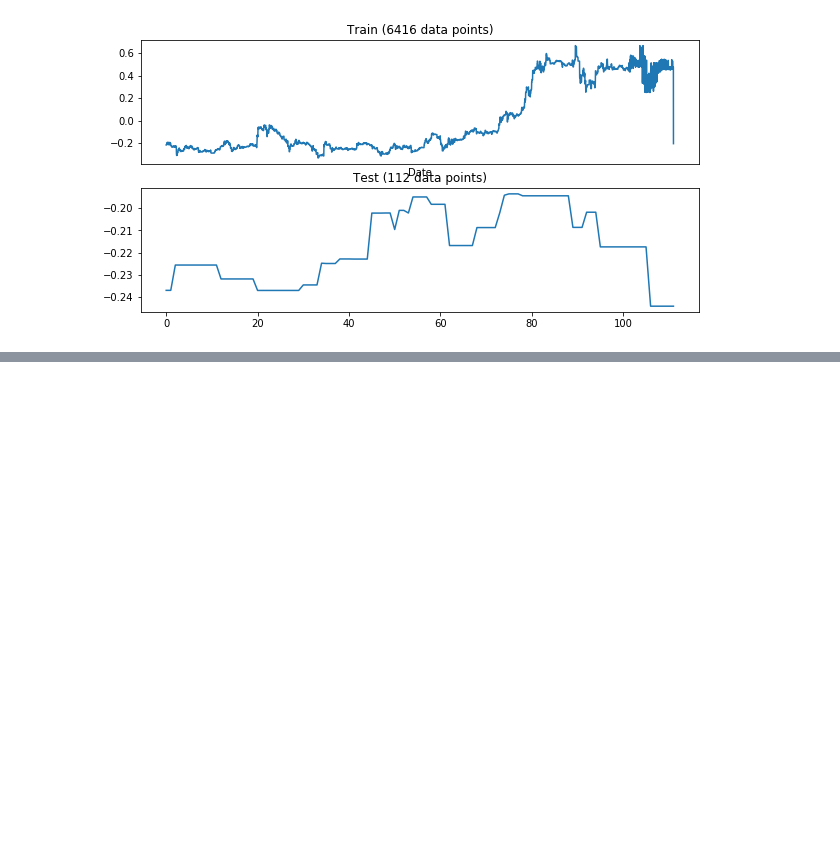
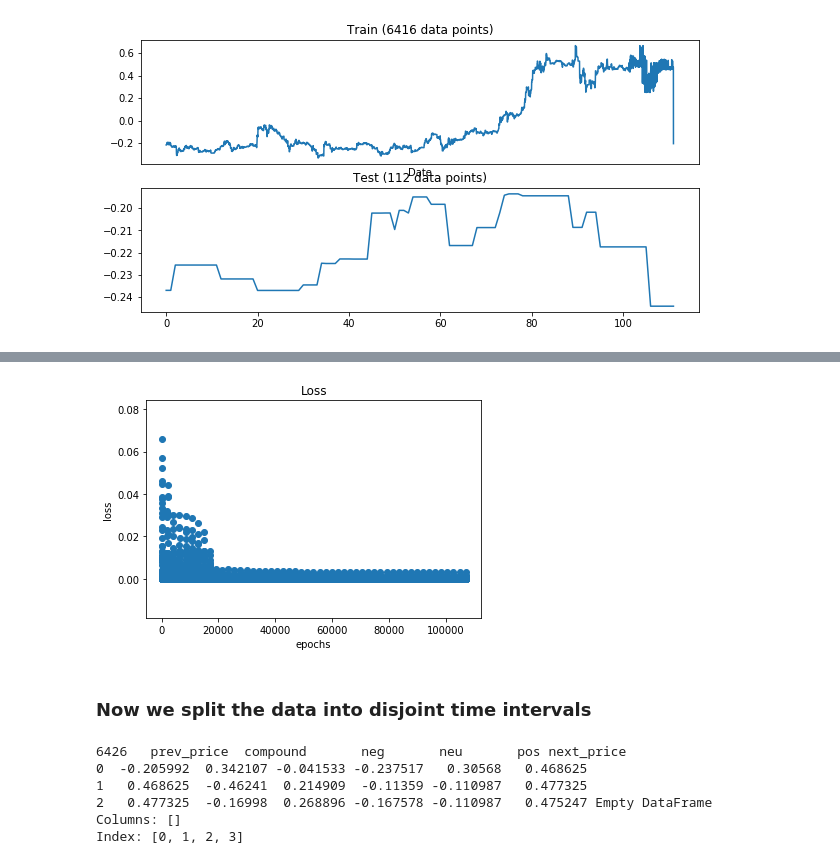
Before and after one commit to chasedavis/crypto-sentiment, a Jupyter notebook: neuralnetfix.ipynb, the cells around one changed output, grey strips where cells are left out. Drawn from its saved outputs; the diff is of its cells as text; code cells hidden in the pictures; blank space fills up the shorter version.

```diff
--- a/neuralnetfix.ipynb
+++ b/neuralnetfix.ipynb
@@ -303,0 +306,29 @@ plt.show()
+# %%
+plt.title('Loss')
+plt.scatter(x=np.arange(0,len(loss_list)), y=loss_list)
+plt.xlabel('epochs')
+plt.ylabel('loss')
+plt.show()
+# %% [output]
+[figure, added]
+# %% [markdown]
+### Now we split the data into disjoint time intervals
+# %%
+Train2 = dfNN.iloc[:, :4000]
+Test2 = dfNN.iloc[:, 4000:]
+
+print len(dfNN), dfNN.head(3), Test2.head(4)
+
+xTrain2 = Train2[['prev_price','neu','neg','pos']].as_matrix()[::-1]
+yTrain2 = Train2['next_price'].as_matrix()[::-1]
+
+
+# xTest2 = Test2[['prev_price','neu','neg','pos']].as_matrix()
+# yTest2 = Test2['next_price'].as_matrix()
+# %% [output]
+6426   prev_price  compound       neg       neu       pos next_price
+0  -0.205992  0.342107 -0.041533 -0.237517   0.30568   0.468625
+1   0.468625  -0.46241  0.214909  -0.11359 -0.110987   0.477325
+2   0.477325  -0.16998  0.268896 -0.167578 -0.110987   0.475247 Empty DataFrame
+Columns: []
+Index: [0, 1, 2, 3]
```
Also changed, not shown: parts of 5 cells of this notebook.
